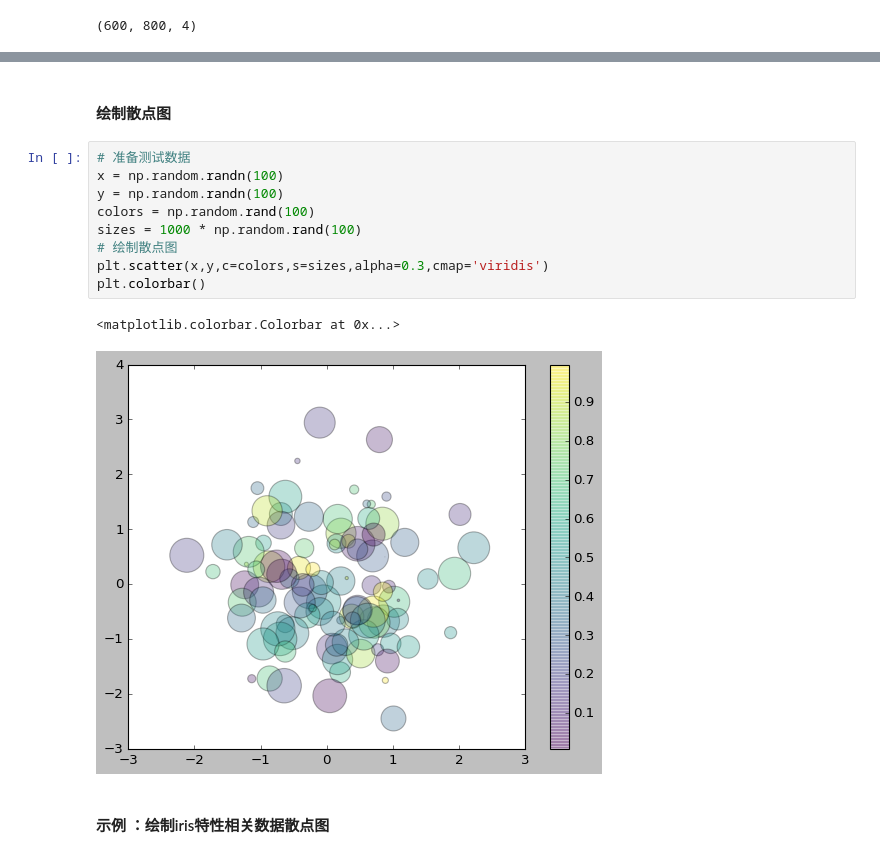
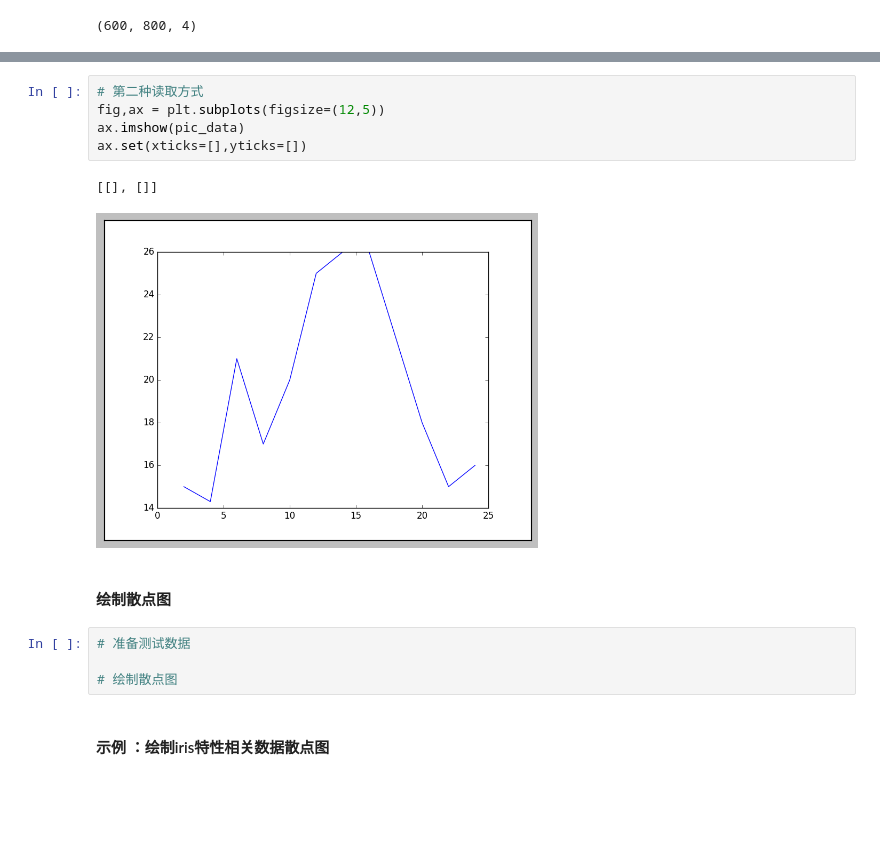
Before and after one commit to PeterZhangxing/my_lectures, a Jupyter notebook: about_plt/basic_plt_blank.ipynb, the cells around one changed output, grey strips where cells are left out. Saved outputs shown, nothing was run; the diff lists cells and outputs as text; blank space fills up the shorter version.

```diff
--- a/about_plt/basic_plt.ipynb
+++ b/about_plt/basic_plt_blank.ipynb
@@ -128,18 +118,18 @@ ax.yaxis.set_major_locator(plt.NullLocator())
 # %% [output]
 [figure]
+# %%
+# 第二种读取方式
+fig,ax = plt.subplots(figsize=(12,5))
+ax.imshow(pic_data)
+ax.set(xticks=[],yticks=[])
+# %% [output]
+[[], []]
+[figure, added]
 # %% [markdown]
 #### 绘制散点图
-# %%
-# 准备测试数据
-x = np.random.randn(100)
-y = np.random.randn(100)
-colors = np.random.rand(100)
-sizes = 1000 * np.random.rand(100)
-# 绘制散点图
-plt.scatter(x,y,c=colors,s=sizes,alpha=0.3,cmap='viridis')
-plt.colorbar()
-# %% [output]
-<matplotlib.colorbar.Colorbar at 0x...>
-[figure, removed]
+# %%
+# 准备测试数据
+
+# 绘制散点图
 # %% [markdown]
 #### 示例 ：绘制iris特性相关数据散点图
```
Also changed, not shown: parts of 15 cells of this notebook, 1 other file.
